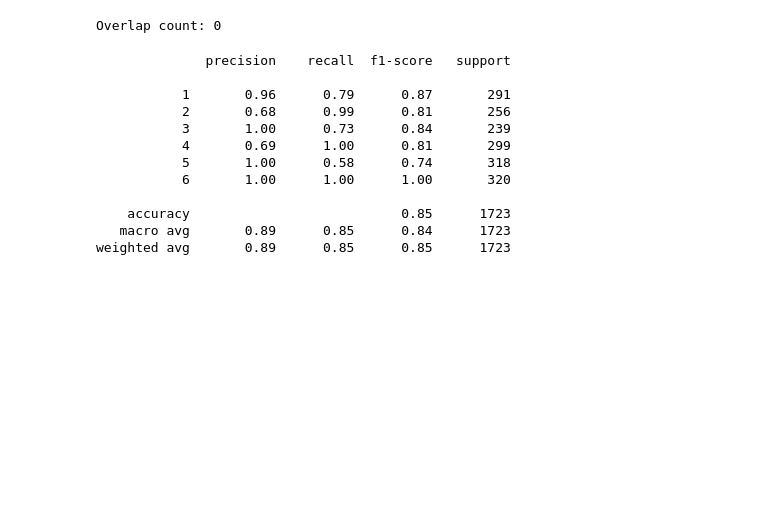
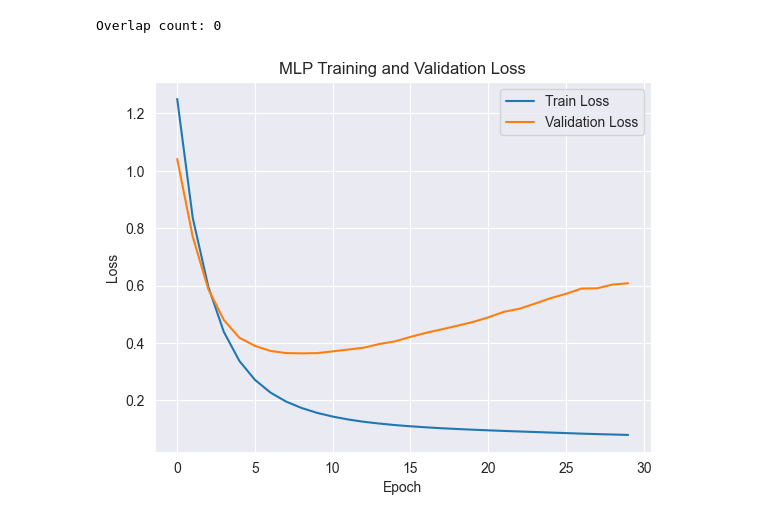
Before and after one commit to grasht/projects_ml_lab_2, a Jupyter notebook: week2.ipynb, the cells around one changed output. Saved outputs shown, nothing was run; the diff lists cells and outputs as text; code cells hidden in the pictures; blank space fills up the shorter version.

```diff
--- a/week2.ipynb
+++ b/week2.ipynb
@@ -31,6 +31,12 @@ y_train = y[train_mask]
 X_val = data[val_mask]
 y_val = y[val_mask]
 
+# normalize X_train and X_val
+mean = X_train.mean(axis=(0, 1), keepdims=True)
+std = X_train.std(axis=(0, 1), keepdims=True) + 1
+X_train = (X_train - mean) / std
+X_val = (X_val - mean) / std
+
 overlap = set(train_subjects).intersection(set(val_subjects))
 print("Overlap count:", len(overlap))
 # %% [output]
@@ -38,6 +44,7 @@ Overlap count: 0
 # %%
 from sklearn.metrics import classification_report
 from sklearn.neural_network import MLPClassifier
+from sklearn.metrics import log_loss
 
 # Reshape data for MLP
 n_samples, n_timesteps, n_features = X_train.shape
@@ -46,22 +53,29 @@ X_train_r = X_train.reshape(n_samples, n_timesteps * n_features)
 n_samples_val, n_timesteps_val, n_features_val = X_val.shape
 X_val_r = X_val.reshape(n_samples_val, n_timesteps_val * n_features_val)
 
-mlp = MLPClassifier(hidden_layer_sizes=(100,), max_iter=30, random_state=42)
+mlp = MLPClassifier(hidden_layer_sizes=(32,), max_iter=1, random_state=42, warm_start=True)
+epochs = 30
+train_losses = []
+val_losses = []
+for i in range(epochs):
+    mlp.fit(X_train_r, y_train)
 
-mlp.fit(X_train_r, y_train)
-y_pred_mlp = mlp.predict(X_val_r)
+    # training loss (already computed during fit)
+    train_losses.append(mlp.loss_)
 
-print(classification_report(y_val, y_pred_mlp))
+    # validation log loss (stable)
+    val_proba = mlp.predict_proba(X_val_r)
+    val_losses.append(log_loss(y_val, val_proba))  # handles clipping internally
-# %% [output]
-              precision    recall  f1-score   support
-
-           1       0.96      0.79      0.87       291
-           2       0.68      0.99      0.81       256
-           3       1.00      0.73      0.84       239
-           4       0.69      1.00      0.81       299
-           5       1.00      0.58      0.74       318
-           6       1.00      1.00      1.00       320
-
-    accuracy                           0.85      1723
-   macro avg       0.89      0.85      0.84      1723
-weighted avg       0.89      0.85      0.85      1723
+# %%
+# plot train/val loss curves
+import matplotlib.pyplot as plt
+
+plt.plot(train_losses, label='Train Loss')
+plt.plot(val_losses, label='Validation Loss')
+plt.xlabel('Epoch')
+plt.ylabel('Loss')
+plt.title('MLP Training and Validation Loss')
+plt.legend()
+plt.show()
+# %% [output]
+[figure, added]
```
